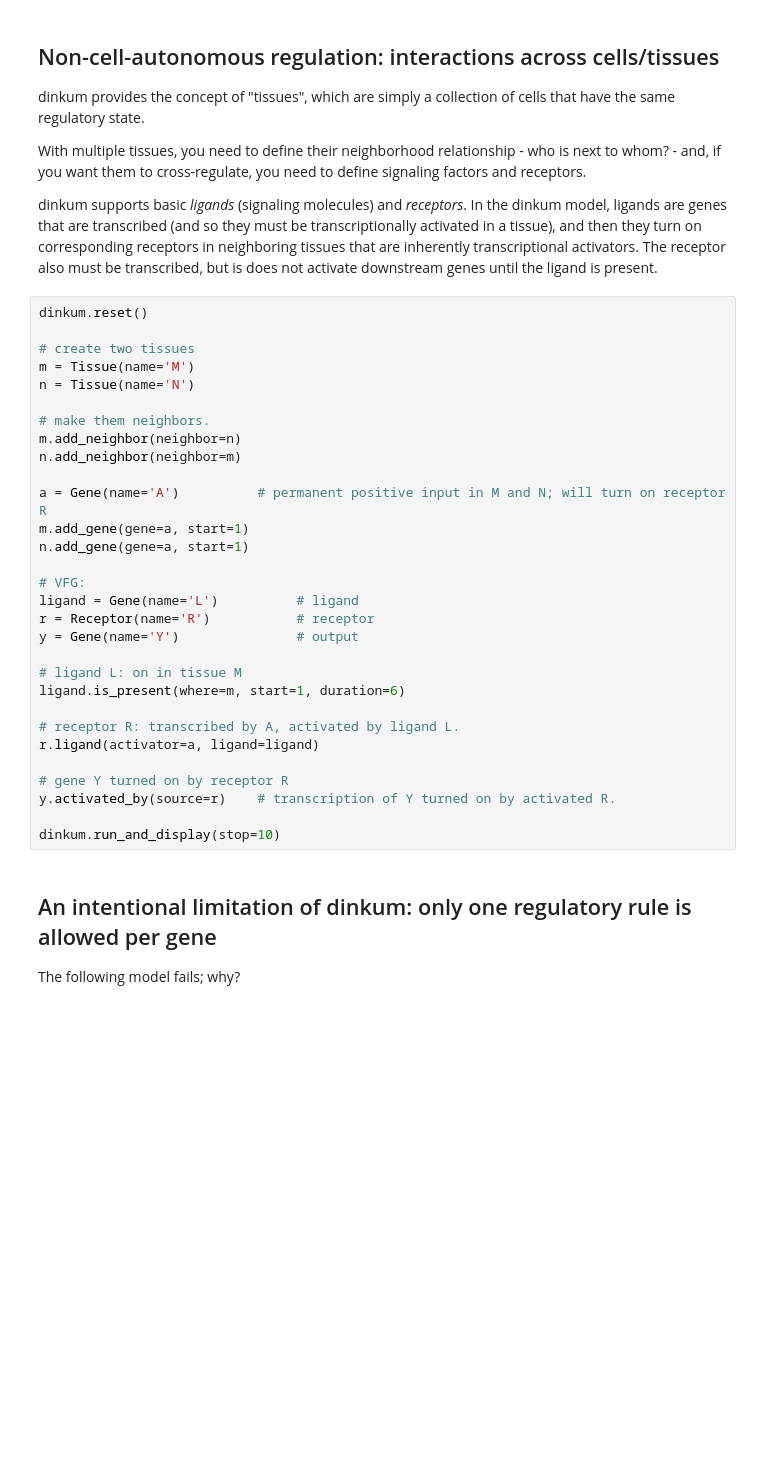
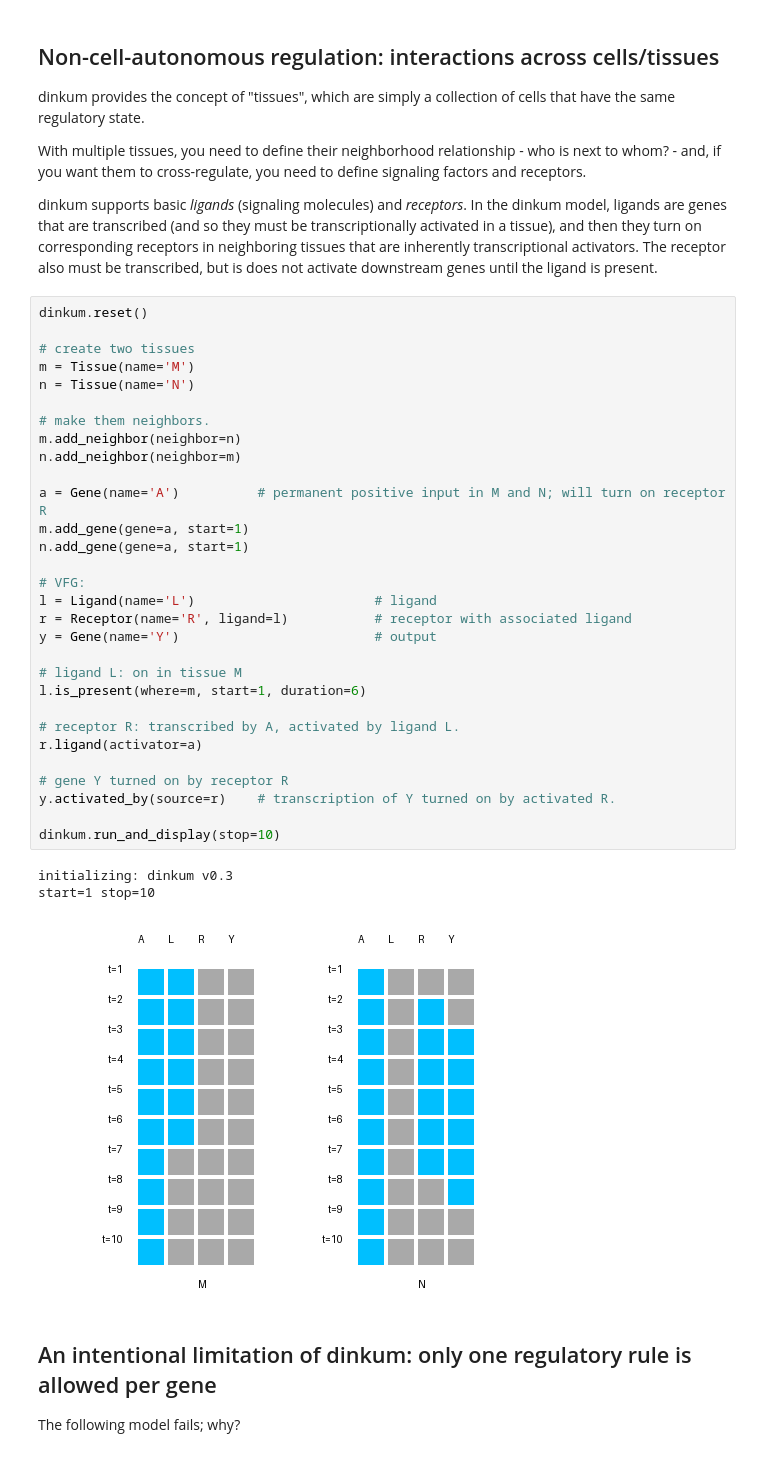
Before and after one commit to ngs-docs/2025-ucd-dinkum, a Jupyter notebook: 0-getting-started.ipynb, the cells around one changed output. Cells and saved outputs as stored; diff of their text form; blank space fills up the shorter version.

Commit message:
update for dinkum v0.3

```diff
--- a/0-getting-started.ipynb
+++ b/0-getting-started.ipynb
@@ -92,33 +110,37 @@ dinkum supports basic _ligands_ (signaling molecules) and _receptors_. In the di
 # %%
 dinkum.reset()
 
 # create two tissues
 m = Tissue(name='M')
 n = Tissue(name='N')
 
 # make them neighbors.
 m.add_neighbor(neighbor=n)
 n.add_neighbor(neighbor=m)
 
 a = Gene(name='A')          # permanent positive input in M and N; will turn on receptor R
 m.add_gene(gene=a, start=1)
 n.add_gene(gene=a, start=1)
 
 # VFG:
-ligand = Gene(name='L')          # ligand
-r = Receptor(name='R')           # receptor
-y = Gene(name='Y')               # output
+l = Ligand(name='L')                       # ligand
+r = Receptor(name='R', ligand=l)           # receptor with associated ligand
+y = Gene(name='Y')                         # output
 
 # ligand L: on in tissue M
-ligand.is_present(where=m, start=1, duration=6)
+l.is_present(where=m, start=1, duration=6)
 
 # receptor R: transcribed by A, activated by ligand L.
-r.ligand(activator=a, ligand=ligand)
+r.ligand(activator=a)
 
 # gene Y turned on by receptor R
 y.activated_by(source=r)    # transcription of Y turned on by activated R.
 
 dinkum.run_and_display(stop=10)
+# %% [output]
+initializing: dinkum v0.3
+start=1 stop=10
+[figure, added]
 # %% [markdown]
 ## An intentional limitation of dinkum: only one regulatory rule is allowed per gene
 
```
Also changed, not shown: parts of 9 cells of this notebook, 3 other files.
